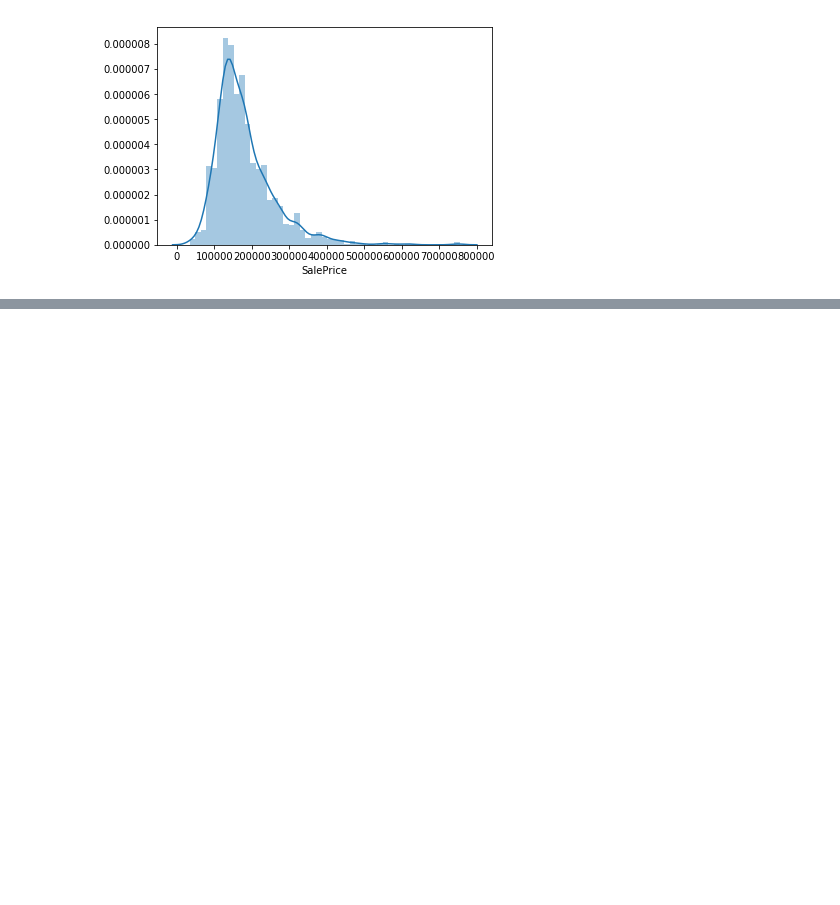
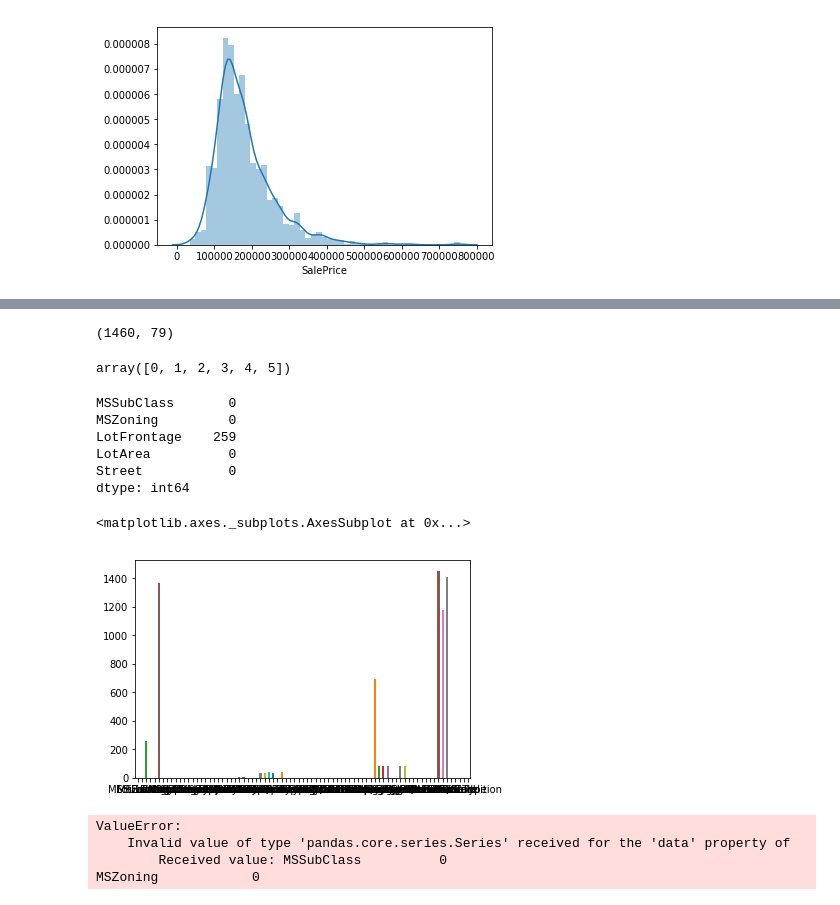
Before and after one commit to Juhi-Purswani/House_Prices-Regression_technique, a Jupyter notebook: Data_exploration.ipynb, the cells around one changed output, grey strips where cells are left out. Saved outputs shown, nothing was run; the diff lists cells and outputs as text; code cells hidden in the pictures; blank space fills up the shorter version.

Commit message:
Data_exploration modified

```diff
--- a/Data_exploration.ipynb
+++ b/Data_exploration.ipynb
@@ -61,0 +92,14 @@ print("kurtosis is: ", labels.kurt())
+# %%
+string_col = features.select_dtypes(include = 'object')
+col_categorical = pd.get_dummies(string_col)
+col_categorical.head()
+
+col_string_name=string_col.columns.values.tolist()
+
+for name in col_string_name:
+    features = features.drop(name,axis=1)
+
+features = pd.concat([features,col_categorical], axis=1)
+
+features.fillna(features.mean(),inplace=True)
+features.head()
@@ -61,0 +135,3 @@ print("kurtosis is: ", labels.kurt())
+# %%
+df = features.isnull().sum()
+df
@@ -61,0 +156,42 @@ print("kurtosis is: ", labels.kurt())
+# %%
+features.shape
+# %% [output]
+(1460, 79)
+# %%
+df.columns = ['features','number of NaN']
+# %%
+objects = ('Python', 'C++', 'Java', 'Perl', 'Scala', 'Lisp')
+y_pos = np.arange(len(objects))
+y_pos
+# %% [output]
+array([0, 1, 2, 3, 4, 5])
+# %%
+df.head()
+# %% [output]
+MSSubClass       0
+MSZoning         0
+LotFrontage    259
+LotArea          0
+Street           0
+dtype: int64
+# %%
+df.plot.bar(rot = 0)
+# %% [output]
+<matplotlib.axes._subplots.AxesSubplot at 0x...>
+[figure, added]
+# %%
+layout = dict(title = "NaN in test and train",
+              xaxis=dict(ticklen=10, zeroline= False),
+              yaxis=dict(title = "number of rows", side='left', ticklen=10,),
+              legend=dict(orientation="v", x=1.05, y=1.0),
+              autosize=False, width=750, height=500,
+              barmode='stack'
+              )
+
+fig = dict(data = df, layout = layout)
+iplot(fig)
+# %% [output]
+ValueError:
+    Invalid value of type 'pandas.core.series.Series' received for the 'data' property of
+        Received value: MSSubClass          0
+MSZoning            0
```
Also changed, not shown: parts of 9 cells of this notebook.
